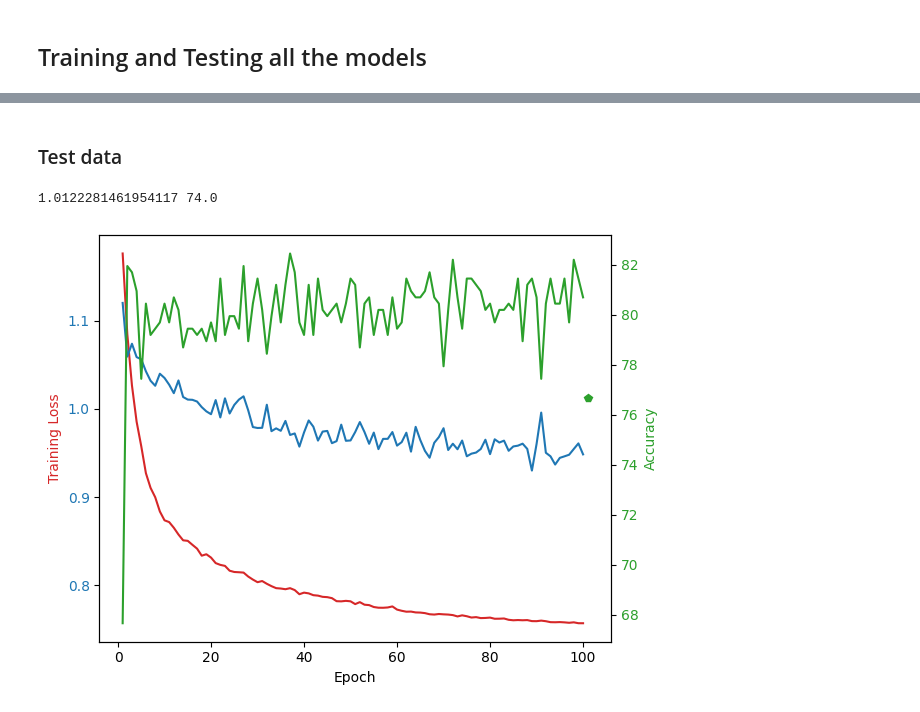
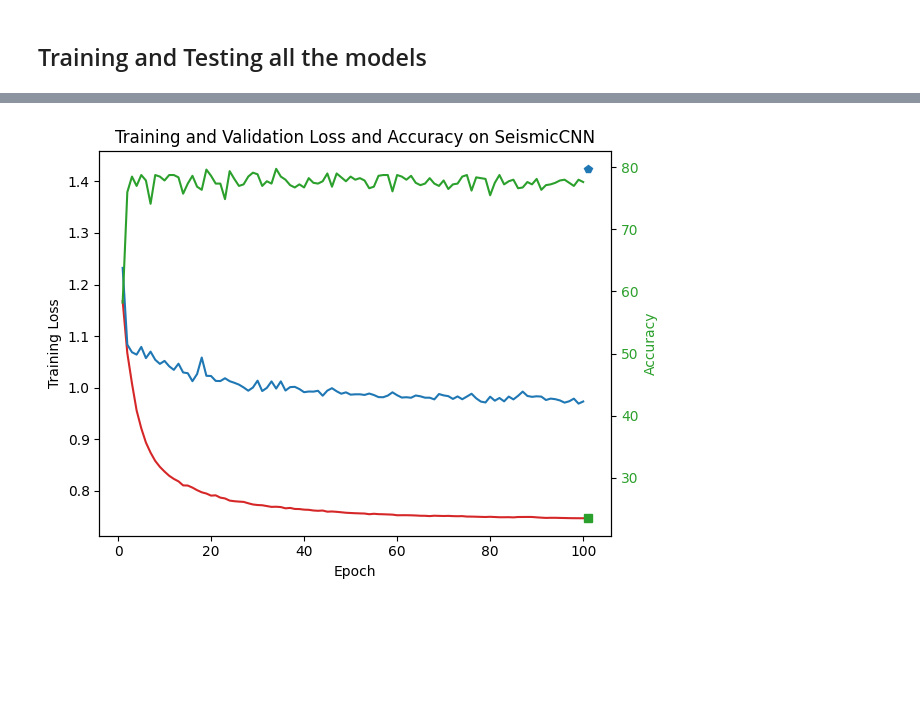
Before and after one commit to Akashkharita/PNW_Seismic_Event_Classification, a Jupyter notebook: deep_learning/Train_CNN_models.ipynb, the cells around one changed output, grey strips where cells are left out. Saved outputs shown, nothing was run; the diff lists cells and outputs as text; code cells hidden in the pictures; blank space fills up the shorter version.

Commit message:
successful training with seismicCNN and MyCNN - still underperforming

```diff
--- a/deep_learning/Train_CNN_models.ipynb
+++ b/deep_learning/Train_CNN_models.ipynb
@@ -396,17 +462,17 @@ based on the SNR value in the Z component, then store the reduced panda datafram
 # %%
 # explosions
 trace_snr_db_values = np.array([float(cat_exp.loc[idx, 'trace_snr_db'].split("|")[-1]) for idx in cat_exp.index.values.tolist()])
-ii2= np.where(trace_snr_db_values>18)[0].astype(int)
+ii2= np.where(trace_snr_db_values>SNR_THR)[0].astype(int)
 df_exp = cat_exp.iloc[ii2]
 
 # earthquake
 trace_snr_db_values = np.array([float(cat_eq.loc[idx, 'trace_snr_db'].split("|")[-1]) for idx in cat_eq.index.values.tolist()])
-ii2= np.where(trace_snr_db_values>18)[0].astype(int)
+ii2= np.where(trace_snr_db_values>SNR_THR)[0].astype(int)
 df_eq = cat_eq.iloc[ii2]
 
 # surface events
 trace_snr_db_values = np.array([float(cat_su.loc[idx, 'trace_snr_db'].split("|")[-1]) for idx in cat_su.index.values.tolist()])
-ii2= np.where(trace_snr_db_values>18)[0].astype(int)
+ii2= np.where(trace_snr_db_values>SNR_THR-2)[0].astype(int)
 df_su = cat_su.iloc[ii2]
 
 # noise
@@ -485,11 +537,4 @@ labels to encode: here we understand that the classes are labeled as integers
 * 2: earthquake
 * 3: surface event
 # %%
-#
-# event_ids = ['noise']*len(d_noise)+['explosion']*len(d_exp)+['earthquake']*len(d_eq)+['surface']*len(d_su)
-event_ids = [0]*len(d_noise)+[1]*len(d_exp)+[2]*len(d_eq)+[3]*len(d_su)
-# y = np.hstack([id_noise, id_exp, id_eq, id_su])
-y = event_ids
-print(y)
-# y_encoded = label_encoder.fit_transform(y)
-# print(y_encoded)
+y = [0]*len(d_noise)+[1]*len(d_exp)+[2]*len(d_eq)+[3]*len(d_su)
@@ -522,7 +556,7 @@ train_dataset, val_dataset = random_split(custom_dataset, [train_size, test_size
 # then split val into val+test
 test_dataset, val_dataset = random_split(val_dataset, [test_size,val_size])
 
-train_loader = DataLoader(train_dataset, batch_size=64, shuffle=True)
-val_loader = DataLoader(val_dataset, batch_size=64, shuffle=True)
-test_loader = DataLoader(test_dataset, batch_size=64, shuffle=True)
+train_loader = DataLoader(train_dataset, batch_size=batch_size, shuffle=True)
+val_loader = DataLoader(val_dataset, batch_size=batch_size, shuffle=True)
+test_loader = DataLoader(test_dataset, batch_size=batch_size, shuffle=True)
 # %% [output]
@@ -539,5 +567,6 @@ criterion = nn.CrossEntropyLoss()
 # %% [markdown]
 ## Training and Testing all the models
 # %%
-(loss_time, val_loss_time, accuracy_time) = train_model(model,train_loader,val_loader,n_epochs=n_epochs,learning_rate=learning_rate,criterion=criterion)
+model = SeismicCNN(num_classes=4, num_channels=num_channels,dropout_rate=0.3).to(device)  # Use 'cuda' if you have a GPU available
+(loss_time, val_loss_time, val_accuracy_time,test_loss,test_accuracy) = train_model(model,train_loader,val_loader,test_loader,n_epochs=n_epochs,learning_rate=learning_rate,criterion=criterion)
 # %% [output]
@@ -561,51 +574,19 @@ criterion = nn.CrossEntropyLoss()
-# %% [markdown]
-### Test data
-# %%
-# We evaluate the model, so we do not need the gradient
-with torch.no_grad(): # Context-manager that disabled gradient calculation.
-    # Loop on samples in test set
-    total = 0
-    correct = 0
-    running_test_loss = 0
-    for data in test_loader:
-        inputs, labels = data[0].to(device), data[1].to(device)
-        inputs = inputs.float()
-        labels = labels.float()
-
-        outputs = model(inputs)
-        running_test_loss += criterion(outputs, labels).item()
-
-        correct += (outputs.argmax(1) == labels.argmax(1)).sum().item()
-        total += labels.size(0)
-
-
-test_loss = running_test_loss/len(test_loader)
-test_accuracy = 100 * correct / total
-print(test_loss,test_accuracy)
-# %% [output]
-1.0122281461954117 74.0
 # %%
-
-
 NN = len(loss_time)
-
 fig, ax1 = plt.subplots()
-
 ax1.set_xlabel('Epoch')
-ax1.set_ylabel('Training Loss', color='tab:red')
+ax1.set_ylabel('Training Loss')
 ax1.plot(np.arange(1, NN+1), loss_time, color='tab:red')
 ax1.plot(np.arange(1, NN+1), val_loss_time, color='tab:blue')
-ax1.plot(NN+1, test_loss, 'p', color='tab:green')
-ax1.tick_params(axis='y', labelcolor='tab:blue')
-
-
+ax1.plot(NN+1, test_loss, 'p', color='tab:blue')
+# ax1.tick_params(axis='y', labelcolor='tab:blue')
 ax2 = ax1.twinx()
-
 ax2.set_ylabel('Accuracy', color='tab:green')
-ax2.plot(np.arange(1, NN+1), accuracy_time, color='tab:green')
+ax2.plot(np.arange(1, NN+1), val_accuracy_time, color='tab:green')
+ax2.plot(NN+1, test_accuracy, 's', color='tab:green')
 ax2.tick_params(axis='y', labelcolor='tab:green')
-
+plt.title("Training and Validation Loss and Accuracy on SeismicCNN")
 fig.tight_layout()
 plt.show()
 # %% [output]
-[figure, old version]
+[figure, new version]
```
Also changed, not shown: parts of 20 cells of this notebook, 1 other file.
